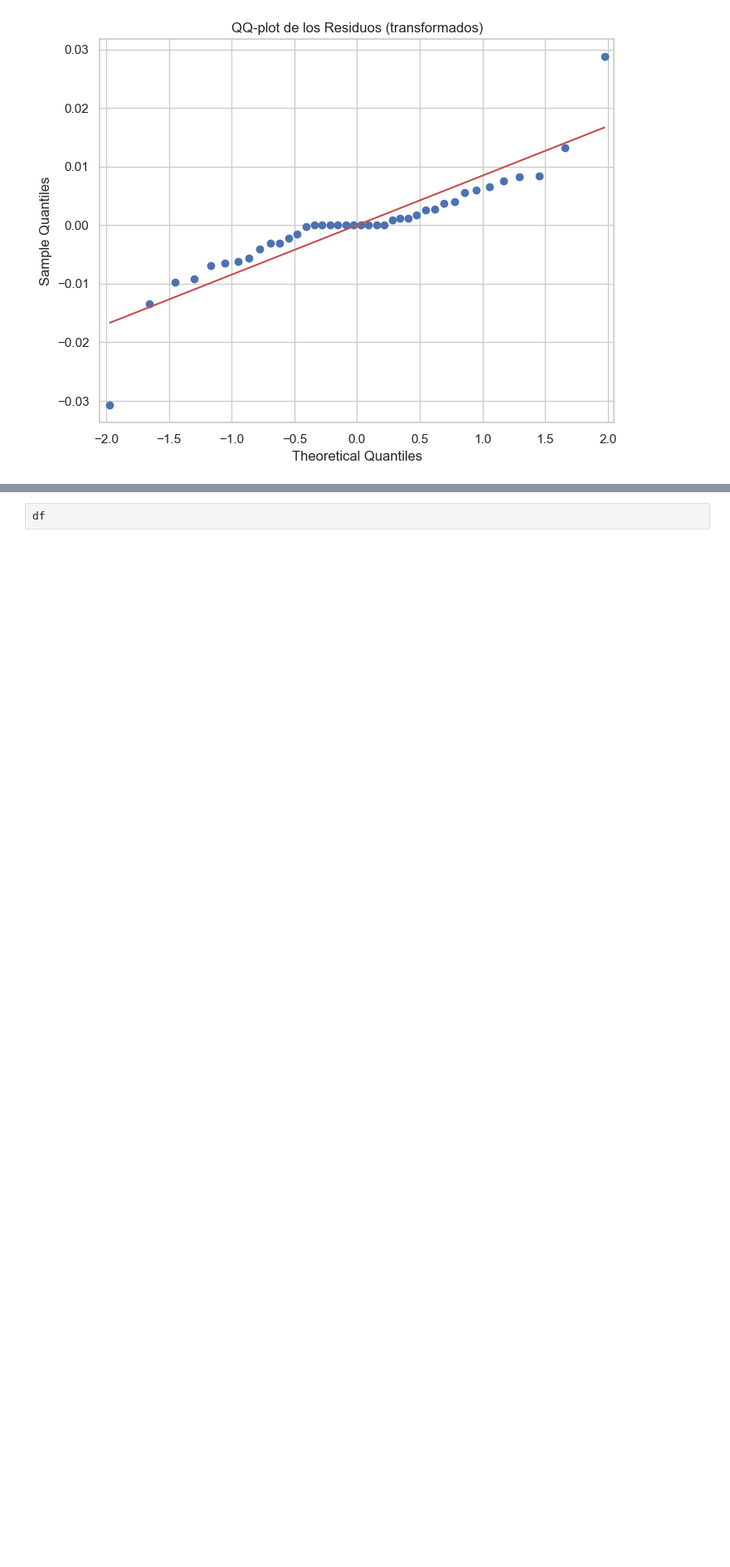
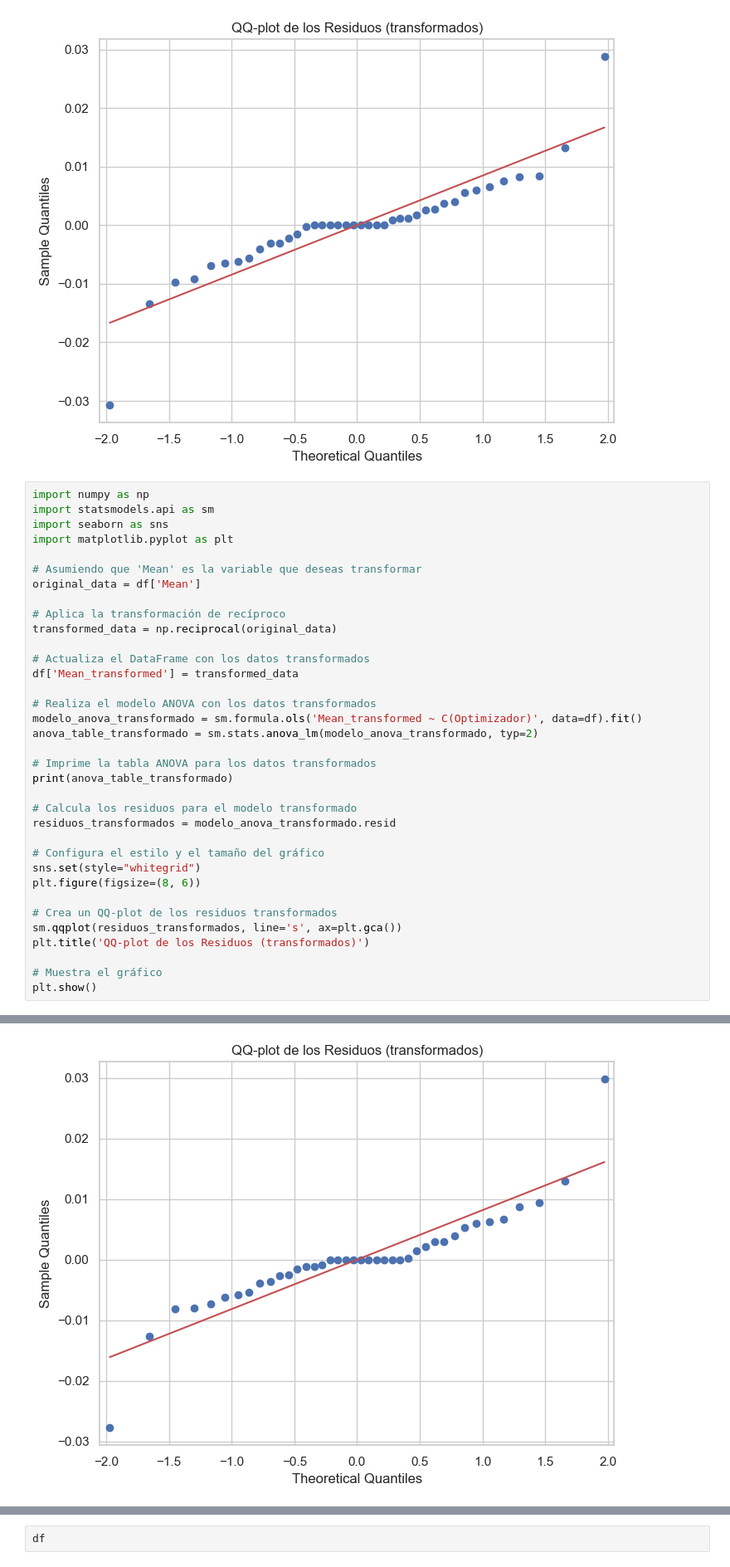
Before and after one commit to IgnacioGarciaLuengo/EIS_DEEP_PERFECT, a Jupyter notebook: Prac3/prac3.ipynb, the cells around one changed output, grey strips where cells are left out. Shown at 83% size. Drawn from its saved outputs; the diff is of its cells as text; blank space fills up the shorter version.

```diff
--- a/Prac3/prac3.ipynb
+++ b/Prac3/prac3.ipynb
@@ -430,3 +430,39 @@ Valor óptimo de lambda: -0.986295888449608
 C(Optimizador)  0.036497   3.0  152.8611  1.550936e-20
 Residual        0.002865  36.0       NaN           NaN
 [figure]
+# %%
+import numpy as np
+import statsmodels.api as sm
+import seaborn as sns
+import matplotlib.pyplot as plt
+
+# Asumiendo que 'Mean' es la variable que deseas transformar
+original_data = df['Mean']
+
+# Aplica la transformación de recíproco
+transformed_data = np.reciprocal(original_data)
+
+# Actualiza el DataFrame con los datos transformados
+df['Mean_transformed'] = transformed_data
+
+# Realiza el modelo ANOVA con los datos transformados
+modelo_anova_transformado = sm.formula.ols('Mean_transformed ~ C(Optimizador)', data=df).fit()
+anova_table_transformado = sm.stats.anova_lm(modelo_anova_transformado, typ=2)
+
+# Imprime la tabla ANOVA para los datos transformados
+print(anova_table_transformado)
+
+# Calcula los residuos para el modelo transformado
+residuos_transformados = modelo_anova_transformado.resid
+
+# Configura el estilo y el tamaño del gráfico
+sns.set(style="whitegrid")
+plt.figure(figsize=(8, 6))
+
+# Crea un QQ-plot de los residuos transformados
+sm.qqplot(residuos_transformados, line='s', ax=plt.gca())
+plt.title('QQ-plot de los Residuos (transformados)')
+
+# Muestra el gráfico
+plt.show()
+# %% [output]
@@ -433,3 +472,4 @@ Residual        0.002865  36.0       NaN           NaN
+[figure, added]
 # %%
 import numpy as np
 from scipy.stats import levene, boxcox
```
Also changed, not shown: parts of 1 cell of this notebook.
